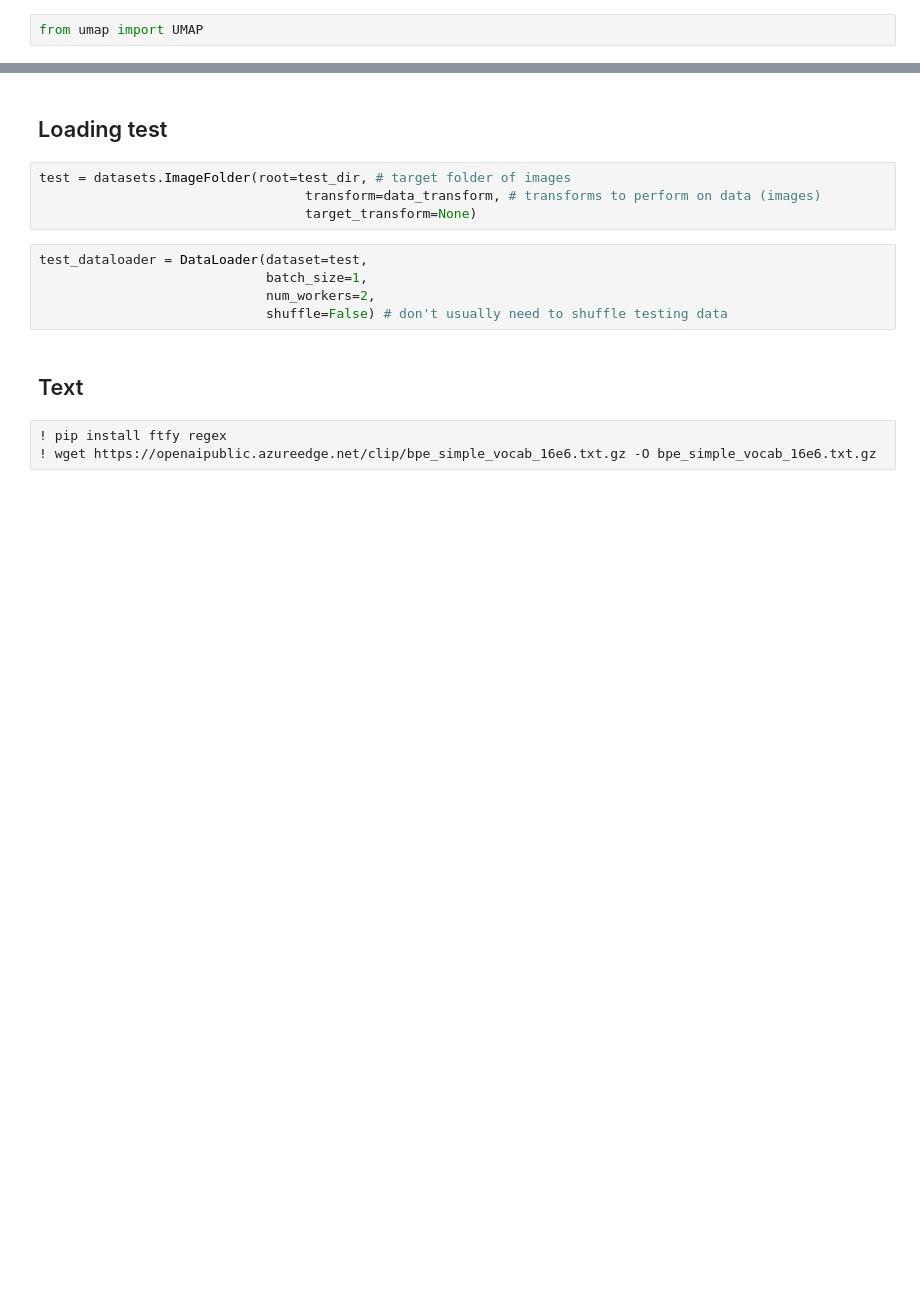
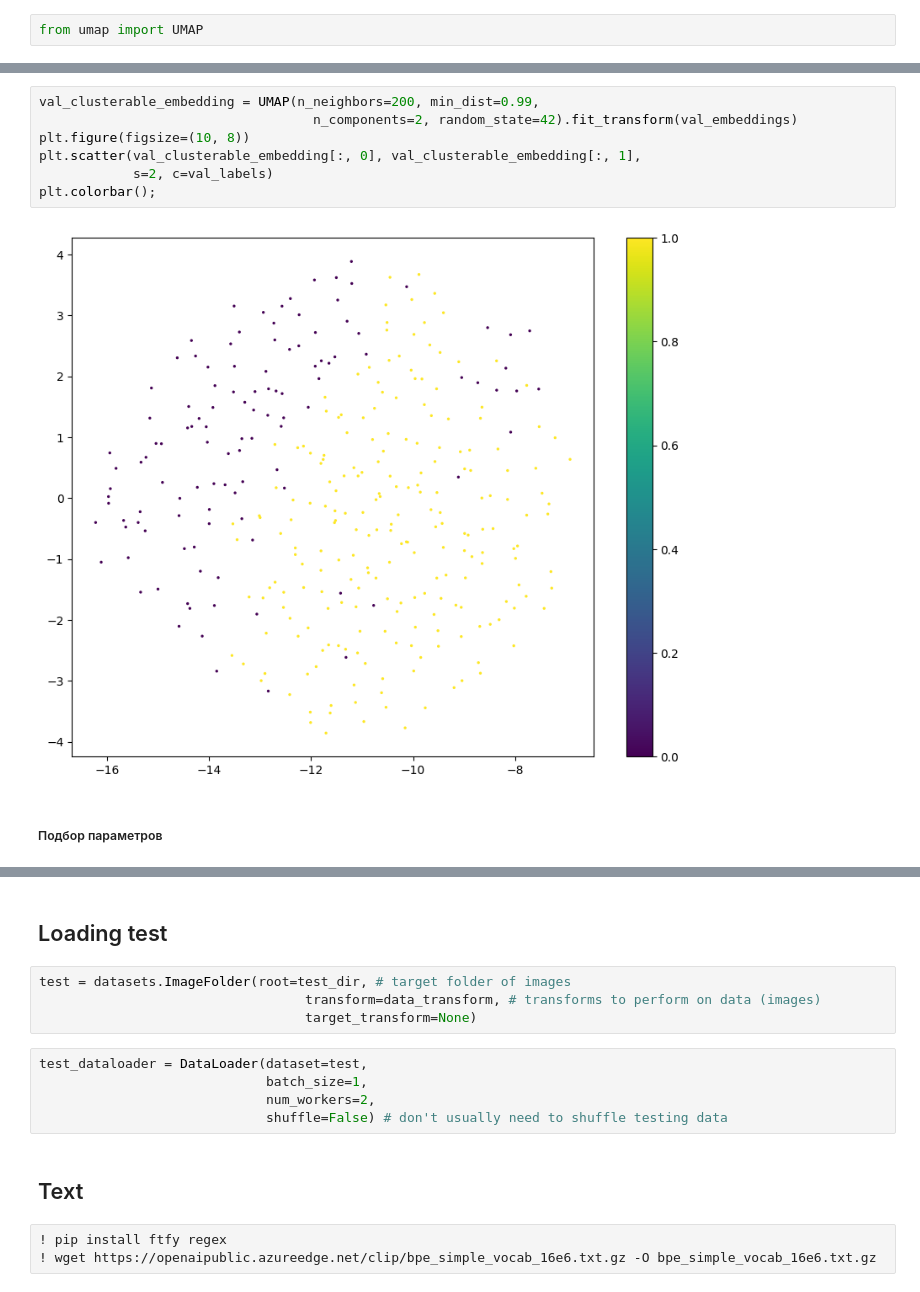
Before and after one commit to lili-alsh/Generated_images, a Jupyter notebook: Контур.ipynb, the cells around one changed output, grey strips where cells are left out. Saved outputs shown, nothing was run; the diff lists cells and outputs as text; blank space fills up the shorter version.

```diff
--- a/Контур.ipynb
+++ b/Контур.ipynb
@@ -705,0 +740,11 @@ from umap import UMAP
+# %%
+val_clusterable_embedding = UMAP(n_neighbors=200, min_dist=0.99,
+                                   n_components=2, random_state=42).fit_transform(val_embeddings)
+plt.figure(figsize=(10, 8))
+plt.scatter(val_clusterable_embedding[:, 0], val_clusterable_embedding[:, 1],
+            s=2, c=val_labels)
+plt.colorbar();
+# %% [output]
+[figure, added]
+# %% [markdown]
+##### Подбор параметров
```
Also changed, not shown: parts of 25 cells of this notebook.
